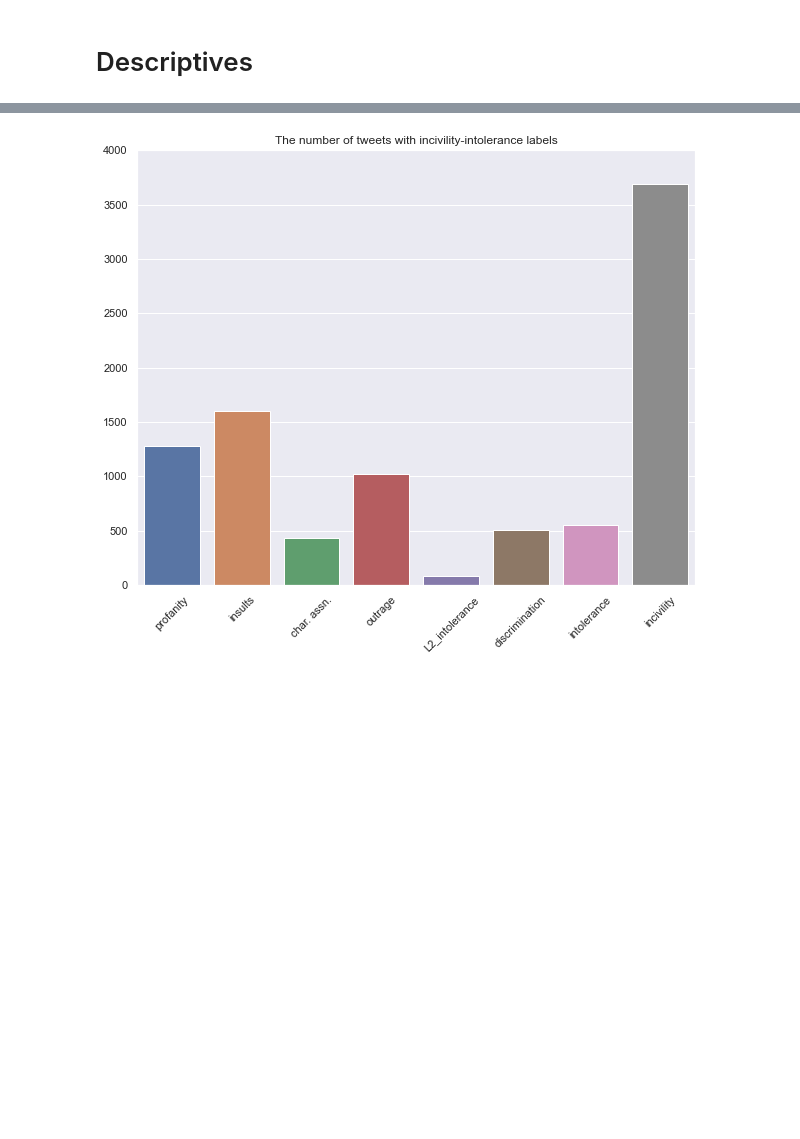
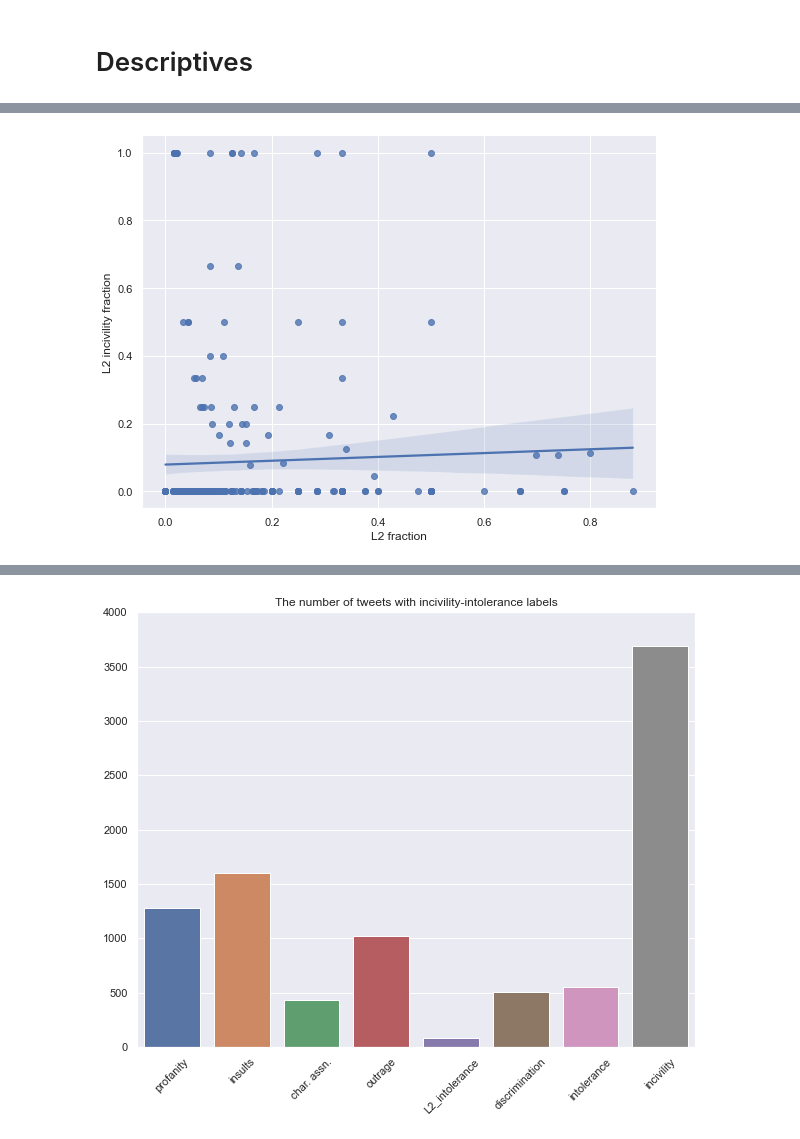
Before and after one commit to ebrahimifard/incivility_analysis, a Jupyter notebook: code/network_construction.ipynb, the cells around one changed output, grey strips where cells are left out. Drawn from its saved outputs; the diff is of its cells as text; code cells hidden in the pictures; blank space fills up the shorter version.

```diff
--- a/code/network_construction.ipynb
+++ b/code/network_construction.ipynb
@@ -616,0 +672,13 @@ for conv_id, conv in tqdm(enumerate(conversations)):
+# %%
+g = sns.lmplot(x="L2_frac", y="L2_inc_frac", data=conv_lbl_vp_frac_df[["L2_frac", "L2_inc_frac"]], height=6, aspect=1.34, legend=True)
+
+g.ax.set_ylabel("L2 incivility fraction")
+g.ax.set_xlabel("L2 fraction")
+# g.ax.legend(ncol=1, loc=2)
+
+plt.tight_layout()
+
+plt.savefig("./../"+output_path+"/figures/"+"L2_inc_frac.png", bbox_inches="tight")
+plt.show()
+# %% [output]
+[figure, added]
```
Also changed, not shown: parts of 9 cells of this notebook, 2 other files.
